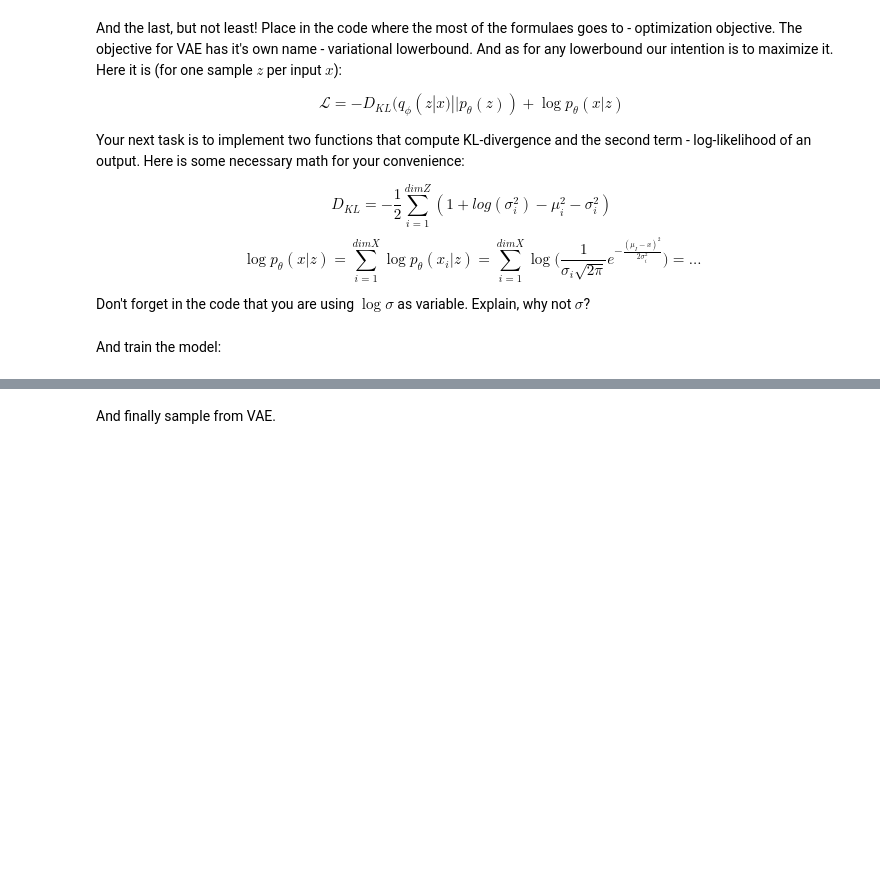
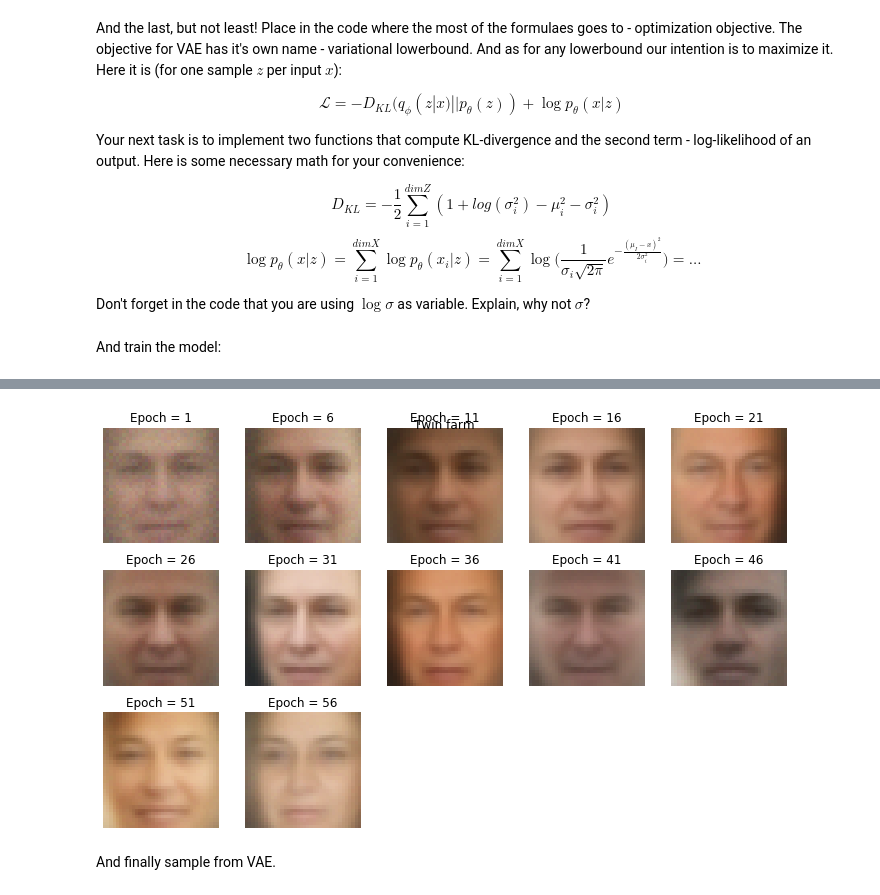
Before and after one commit to svl96/Practical_DL, a Jupyter notebook: homework03/homework03_part2_vae_advanced.ipynb, the cells around one changed output, grey strips where cells are left out. Drawn from its saved outputs; the diff is of its cells as text; code cells hidden in the pictures; blank space fills up the shorter version.

```diff
--- a/homework03/homework03_part2_vae_advanced.ipynb
+++ b/homework03/homework03_part2_vae_advanced.ipynb
@@ -386,7 +392,7 @@ def train_vae(model, dataloader, criterion, optimizer, scheduler, num_epoch=32,
             losses.append(loss.detach().cpu().numpy())
             optimizer.step()
             optimizer.zero_grad()
-        scheduler.step()
+        # scheduler.step()
         if (epoch) % step == 0:
             for j, (putin, y) in enumerate(val_loader):
                 if j == 2754:
@@ -446,0 +453,12 @@ for j, data in enumerate(val_loader, 0):
+# %%
+plt.figure(figsize=(10, 12))
+plt.suptitle('Twin farm')
+for i in range(len(img_prog[:20])):
+    plt.subplots_adjust(bottom=0.0, left=.1, right=.9, top=.50, hspace=.15)
+    plt.subplot(6, 5, 5*(i//5) + i % 5 + 1)
+    plt.imshow(img_prog[i].clamp(0,1).data.cpu().numpy().reshape(image_w, image_h, 3))
+    plt.title('Epoch = {}'.format(i * 5 + 1))
+    plt.axis('off')
+plt.tight_layout()
+# %% [output]
+[figure, added]
```
Also changed, not shown: parts of 25 cells of this notebook.
